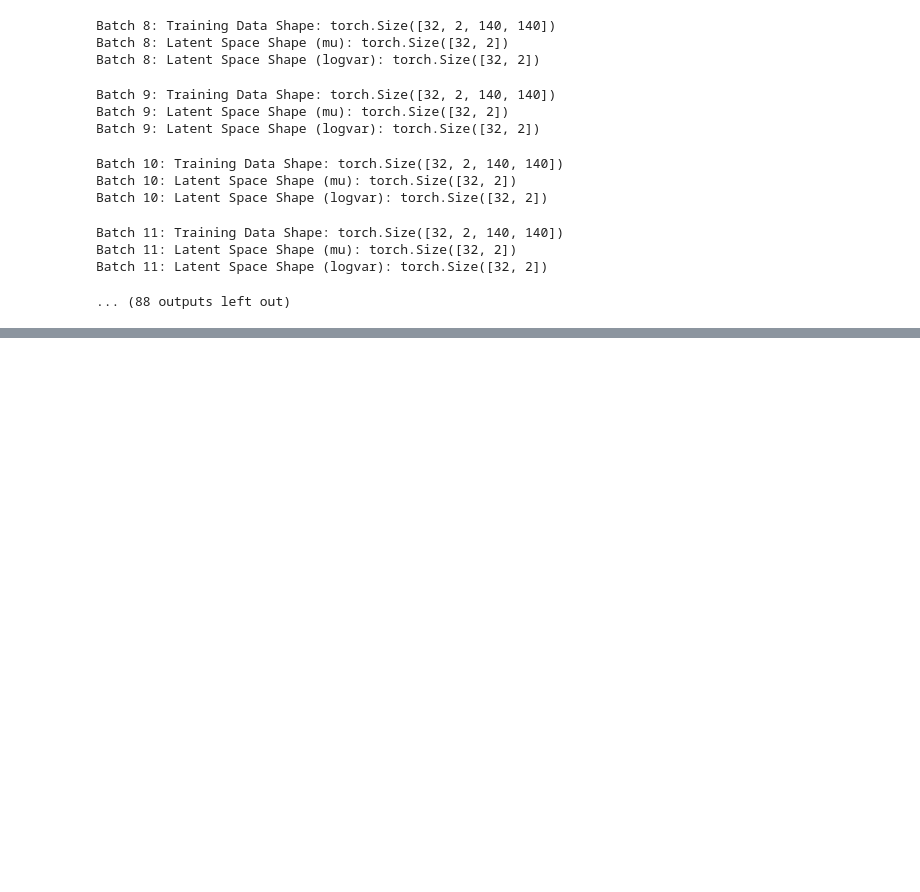
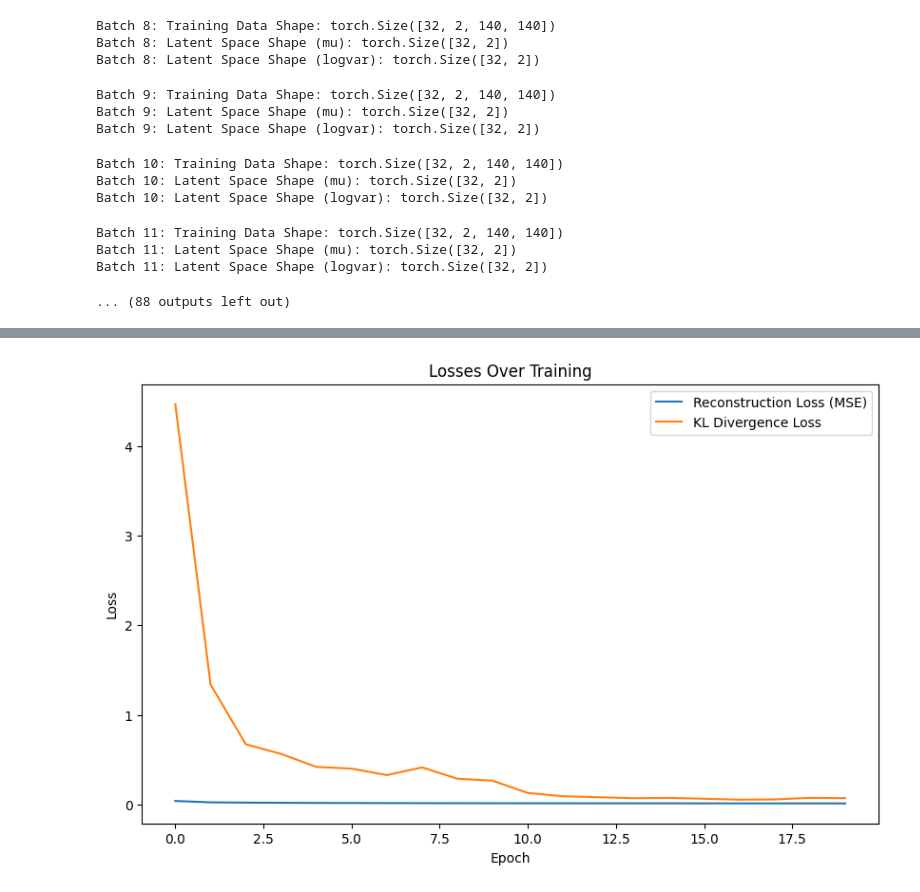
Before and after one commit to minimano09/master_thesis_VAE, a Jupyter notebook: building_up.ipynb, the cells around one changed output, grey strips where cells are left out. Drawn from its saved outputs; the diff is of its cells as text; code cells hidden in the pictures; blank space fills up the shorter version.

```diff
--- a/building_up.ipynb
+++ b/building_up.ipynb
@@ -512,8 +513,9 @@ scheduler = optim.lr_scheduler.StepLR(optimizer, step_size=10, gamma=0.5)
 # %%
 def loss_function(recon_x, x, mu, logvar):
     # Reconstruction loss (MSE for pixel-level similarity)
-    reconstruction_loss = F.mse_loss(recon_x, x, reduction='sum')
+    #reconstruction_loss = F.mse_loss(recon_x, x, reduction='sum')
     #reconstruction_loss = F.mse_loss(recon_x, x, reduction='mean')
+    reconstruction_loss = ms_ssim(x, recon_x)
 
     # KL divergence (latent space regularization)
     #logvar = torch.clamp(logvar, min=-10, max=10)  # Prevents extreme values
@@ -655,0 +663,12 @@ After balancing: Total samples = 1068 (each class: 534)
+# %%
+plt.figure(figsize=(10, 6))
+#plt.plot(total_losses, label="Total Loss")
+plt.plot(reconstruction_losses, label="Reconstruction Loss (MSE)")
+plt.plot(kl_losses, label="KL Divergence Loss")
+plt.xlabel("Epoch")
+plt.ylabel("Loss")
+plt.title("Losses Over Training")
+plt.legend()
+plt.show()
+# %% [output]
+[figure, added]
```
Also changed, not shown: parts of 6 cells of this notebook, 5 other files.
